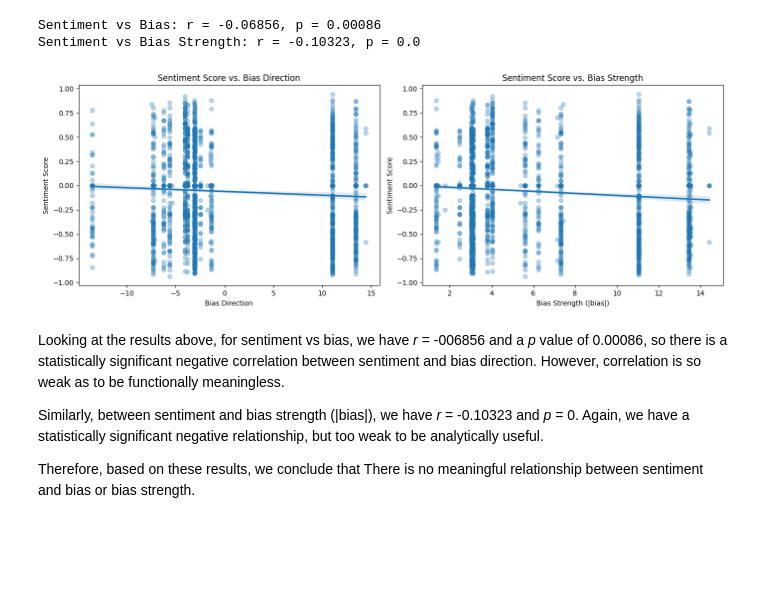
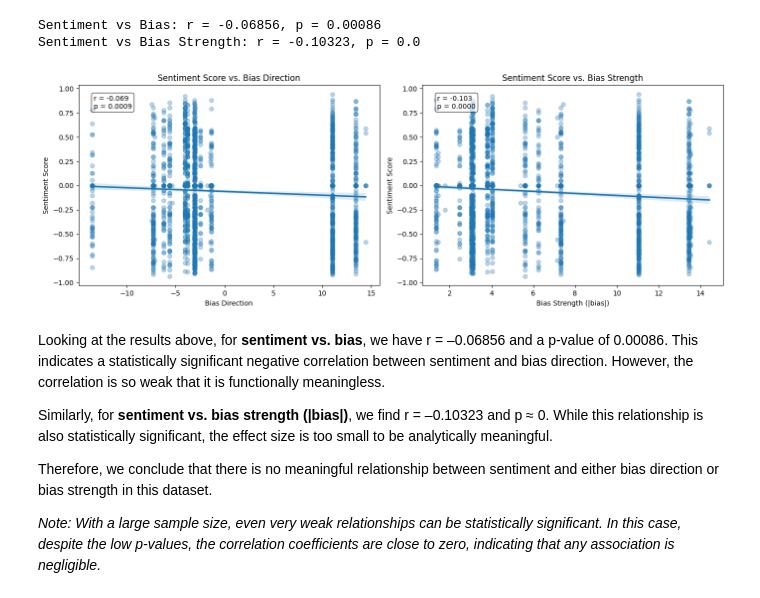
Before and after one commit to Joshua-Byrd/HeadlineAnalysis, a Jupyter notebook: notebooks/headline_analysis.ipynb, the cells around one changed output. Cells and saved outputs as stored; diff of their text form; code cells hidden in the pictures; blank space fills up the shorter version.

```diff
--- a/notebooks/headline_analysis.ipynb
+++ b/notebooks/headline_analysis.ipynb
@@ -91,10 +91,16 @@ Before diving into the sentiment analysis, we will look at the sources themselve
 source_ids = df["id"].unique()
 left_sources = df[df["bias"] < 0]["id"].unique()
 right_sources = df[df["bias"] > 0]["id"].unique()
-left_headlines = df[df["id"].isin(left_sources)]
-right_headlines = df[df["id"].isin(right_sources)]
+# left_headlines = df[df["id"].isin(left_sources)]
+# right_headlines = df[df["id"].isin(right_sources)]
 avg_left_hl_length = left_headlines["title"].str.len().mean()
 avg_right_hl_length = right_headlines["title"].str.len().mean()
+
+# add bias column for use in later analysis
+df["bias_group"] = df.apply(lambda x: "left" if x["bias"] < 0 else "right", axis=1)
+left_headlines = df[df["bias_group"] == "left"]
+right_headlines = df[df["bias_group"] == "right"]
+
 
 print(f"Number of unique sources: {len(source_ids)}")
 print(f"Number of left-skewing sources: {len(left_sources)}")
@@ -258,28 +264,35 @@ Sentiment vs Bias Strength: r = -0.10323, p = 0.0
 # %%
 # Create side-by-side subplots (1 row, 2 columns)
 fig, (ax1, ax2) = plt.subplots(1, 2, figsize=(14, 5))
 
 # Left: Scatterplot of sentiment vs bias
 sns.regplot(data=df, x="bias", y="sentiment_score",
             scatter_kws={"alpha": 0.3}, ax=ax1)
 ax1.set_title("Sentiment Score vs. Bias Direction")
 ax1.set_xlabel("Bias Direction")
 ax1.set_ylabel("Sentiment Score")
+ax1.text(0.05, 0.95, f"r = {r_sent_bias:.3f}\np = {p_sent_bias:.4f}",
+         transform=ax1.transAxes, fontsize=10, verticalalignment='top',
+         bbox=dict(boxstyle="round,pad=0.3", facecolor="white", alpha=0.7))
 
 # Right: Scatter plot of sentiment vs bias strength
 sns.regplot(data=df, x="bias_strength", y="sentiment_score",
             scatter_kws={"alpha": 0.3}, ax=ax2)
 ax2.set_title("Sentiment Score vs. Bias Strength")
 ax2.set_xlabel("Bias Strength (|bias|)")
 ax2.set_ylabel("Sentiment Score")
-
+ax2.text(0.05, 0.95, f"r = {r_sent_bs:.3f}\np = {p_sent_bs:.4f}",
+         transform=ax2.transAxes, fontsize=10, verticalalignment='top',
+         bbox=dict(boxstyle="round,pad=0.3", facecolor="white", alpha=0.7))
 plt.tight_layout()
 plt.show()
 # %% [output]
-[figure, old version]
+[figure, new version]
 # %% [markdown]
-Looking at the results above, for sentiment vs bias, we have *r* = -006856 and a *p* value of 0.00086, so there is a statistically significant negative correlation between sentiment and bias direction. However, correlation is so weak as to be functionally meaningless.
+Looking at the results above, for **sentiment vs. bias**, we have r = –0.06856 and a p-value of 0.00086. This indicates a statistically significant negative correlation between sentiment and bias direction. However, the correlation is so weak that it is functionally meaningless.
 
-Similarly, between sentiment and bias strength (|bias|), we have *r* = -0.10323 and *p* = 0. Again, we have a statistically significant negative relationship, but too weak to be analytically useful.
+Similarly, for **sentiment vs. bias strength (|bias|)**, we find r = –0.10323 and p ≈ 0. While this relationship is also statistically significant, the effect size is too small to be analytically meaningful.
 
-Therefore, based on these results, we conclude that There is no meaningful relationship between sentiment and bias or bias strength.
+Therefore, we conclude that there is no meaningful relationship between sentiment and either bias direction or bias strength in this dataset.
+
+*Note: With a large sample size, even very weak relationships can be statistically significant. In this case, despite the low p-values, the correlation coefficients are close to zero, indicating that any association is negligible.*
```
Also changed, not shown: parts of 6 cells of this notebook.
